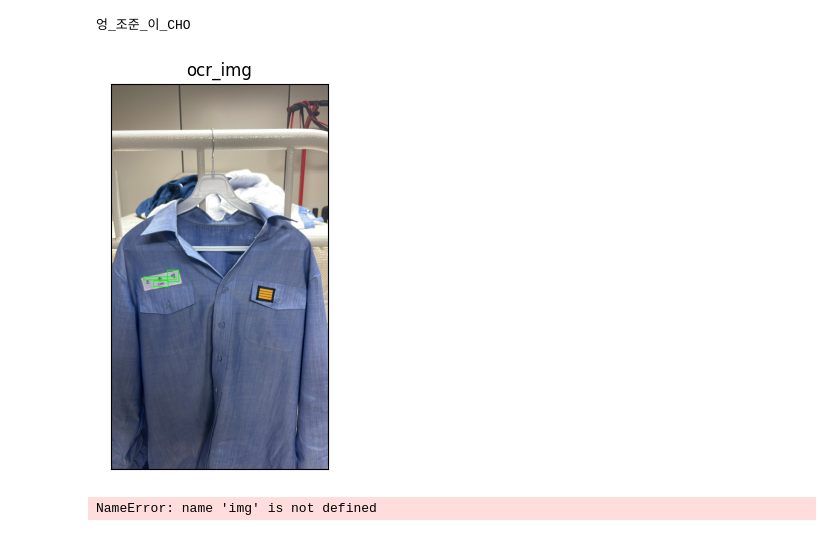
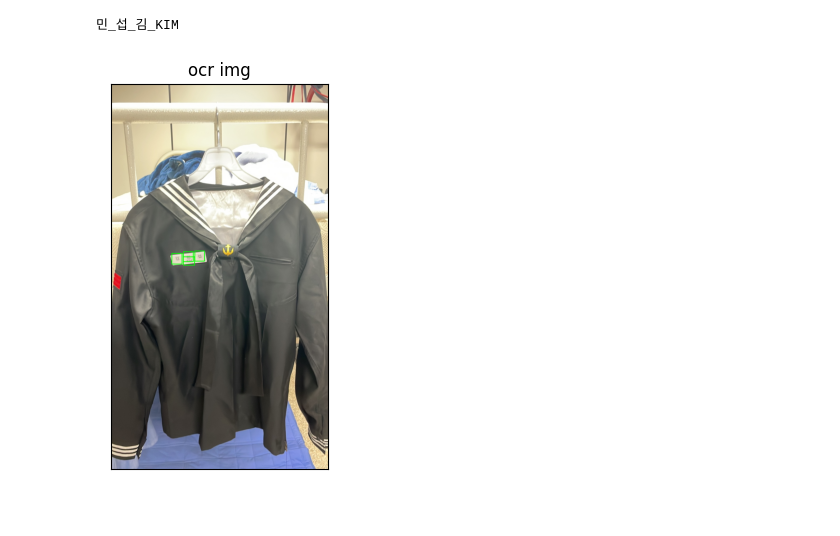
Before and after one commit to OmilZomil-OSAM-Hackathon-2022/OmilZomil-NAVYeffect, a Jupyter notebook: AI(BE)/main.ipynb, the cells around one changed output. Saved outputs shown, nothing was run; the diff lists cells and outputs as text; code cells hidden in the pictures.

```diff
--- a/AI(BE)/main.ipynb
+++ b/AI(BE)/main.ipynb
@@ -1,7 +1,4 @@
 # %%
-import sys
-print(sys.executable)
-
 from detectors import Morph, HED, ocr
 import cv2
 import os
@@ -9,5 +6,6 @@ from lib.utils import plt_imshow, find_contours, draw_contours
 import imutils
 import numpy as np
 from lib.dress_checker import *
+from operator import itemgetter
 
-org_img = cv2.imread('image/navy_05.jpg', cv2.IMREAD_COLOR)
+org_img = cv2.imread('image/full_navy_01.jpg', cv2.IMREAD_COLOR)
@@ -39,12 +12,9 @@ plt_imshow(["morphed", "HED", "morphed ret"], [morphed_edge, hed_edge, ret])
-# %%
-obj = ocr.ocr(org_img)
-
-print(obj['str'])
-plt_imshow(['ocr_img'], [obj['img']])
-# %% [output]
-엉_조준_이_CHO
-[figure, removed]
-# %%
-checkNavyServiceUniform(org_img)
-# %% [output]
-NameError: name 'img' is not defined
+# %%
+ocr_res = ocr.ocr(org_img)
+ocr_str, ocr_img = itemgetter('str', 'img')(ocr_res)
+
+print(ocr_str)
+plt_imshow('ocr img', ocr_img)
+# %% [output]
+민_섭_김_KIM
+[figure, added]
```
Also changed, not shown: parts of 4 cells of this notebook, 4 other files.
